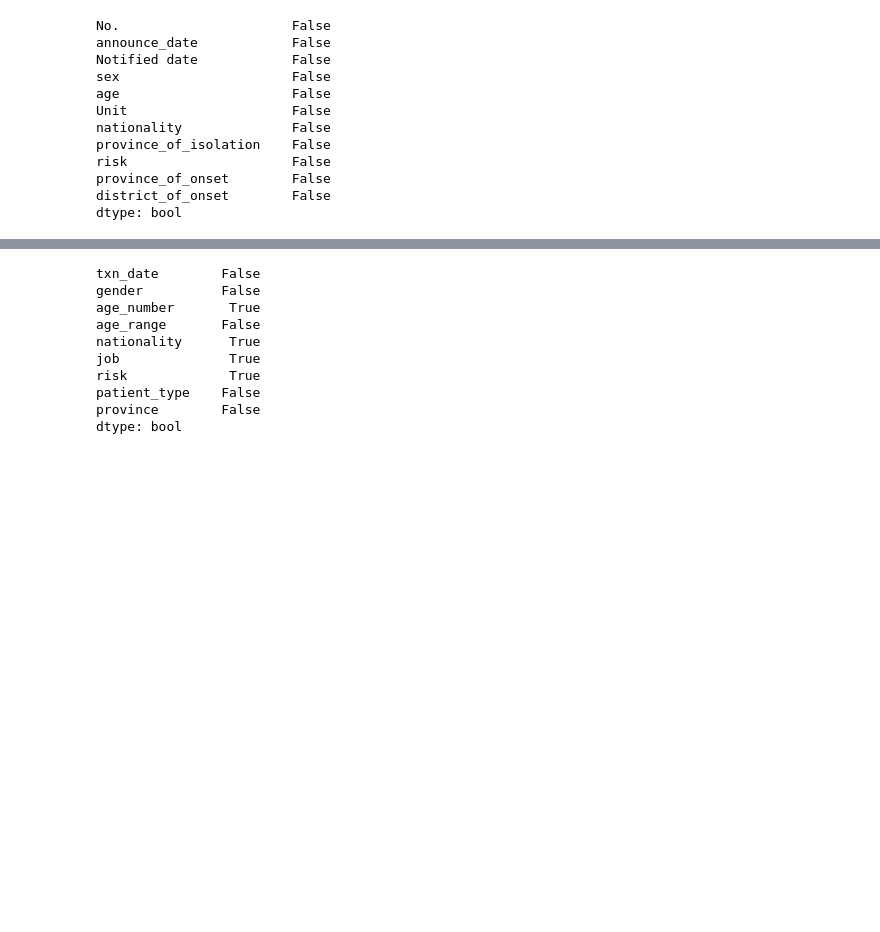
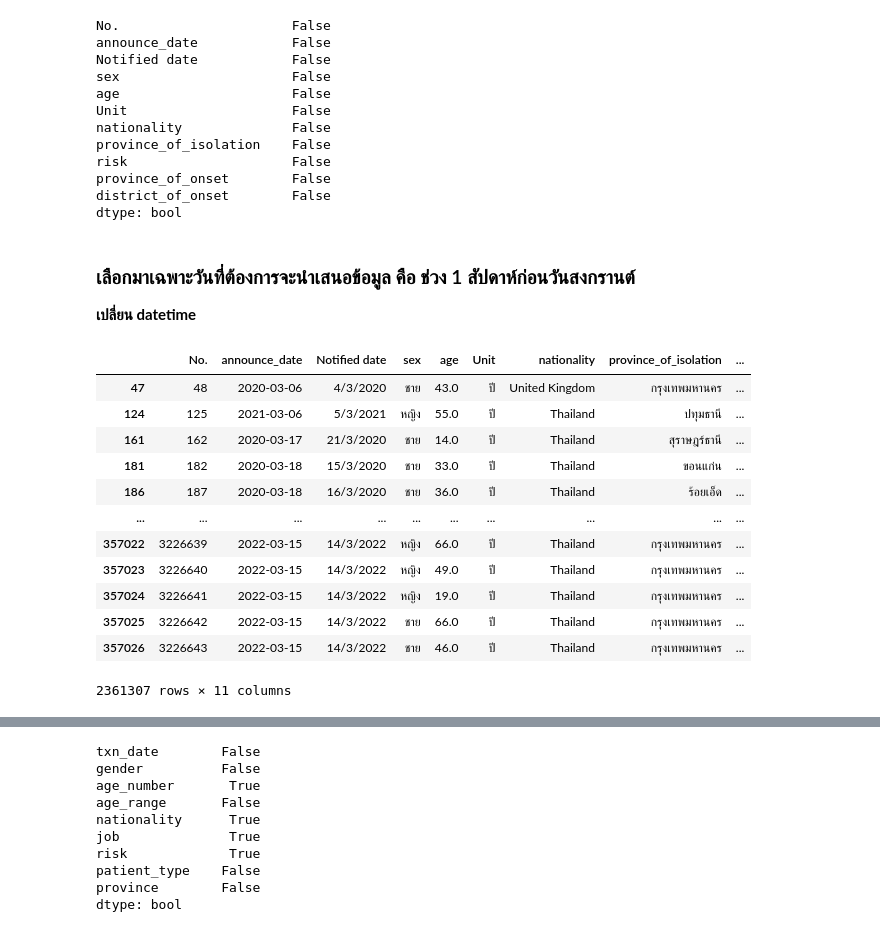
Before and after one commit to Umaporn19/data_viz_2022, a Jupyter notebook: Project_Dataviz.ipynb, the cells around one changed output, grey strips where cells are left out. Drawn from its saved outputs; the diff is of its cells as text; code cells hidden in the pictures; blank space fills up the shorter version.

```diff
--- a/Project_Dataviz.ipynb
+++ b/Project_Dataviz.ipynb
@@ -448,3 +448,7 @@ risk                     False
 province_of_onset        False
 district_of_onset        False
 dtype: bool
+# %% [markdown]
+### เลือกมาเฉพาะวันที่ต้องการจะนำเสนอข้อมูล คือ ช่วง 1 สัปดาห์ก่อนวันสงกรานต์
+
+**เปลี่ยน datetime**
@@ -450,0 +457,19 @@ dtype: bool
+# %%
+data_add1 = pd.DataFrame(data_add)
+data_add1['announce_date'] = pd.to_datetime(data_add['announce_date'], format = "%d/%m/%Y")  #เปลี่ยน format ของวันที่
+# %%
+data_add1  #จะเห็นว่าข้อมูลเปลี่ยน format วันที่แล้ว
+# %% [output]
+|  | No. | announce_date | Notified date | sex | age | Unit | nationality | province_of_isolation | ... |
+| 47 | 48 | 2020-03-06 | 4/3/2020 | ชาย | 43.0 | ปี | United Kingdom | กรุงเทพมหานคร | ... |
+| 124 | 125 | 2021-03-06 | 5/3/2021 | หญิง | 55.0 | ปี | Thailand | ปทุมธานี | ... |
+| 161 | 162 | 2020-03-17 | 21/3/2020 | ชาย | 14.0 | ปี | Thailand | สุราษฎร์ธานี | ... |
+| 181 | 182 | 2020-03-18 | 15/3/2020 | ชาย | 33.0 | ปี | Thailand | ขอนแก่น | ... |
+| 186 | 187 | 2020-03-18 | 16/3/2020 | ชาย | 36.0 | ปี | Thailand | ร้อยเอ็ด | ... |
+| ... | ... | ... | ... | ... | ... | ... | ... | ... | ... |
+| 357022 | 3226639 | 2022-03-15 | 14/3/2022 | หญิง | 66.0 | ปี | Thailand | กรุงเทพมหานคร | ... |
+| 357023 | 3226640 | 2022-03-15 | 14/3/2022 | หญิง | 49.0 | ปี | Thailand | กรุงเทพมหานคร | ... |
+| 357024 | 3226641 | 2022-03-15 | 14/3/2022 | หญิง | 19.0 | ปี | Thailand | กรุงเทพมหานคร | ... |
+| 357025 | 3226642 | 2022-03-15 | 14/3/2022 | ชาย | 66.0 | ปี | Thailand | กรุงเทพมหานคร | ... |
+| 357026 | 3226643 | 2022-03-15 | 14/3/2022 | ชาย | 46.0 | ปี | Thailand | กรุงเทพมหานคร | ... |
+2361307 rows × 11 columns
```
Also changed, not shown: parts of 58 cells of this notebook.
